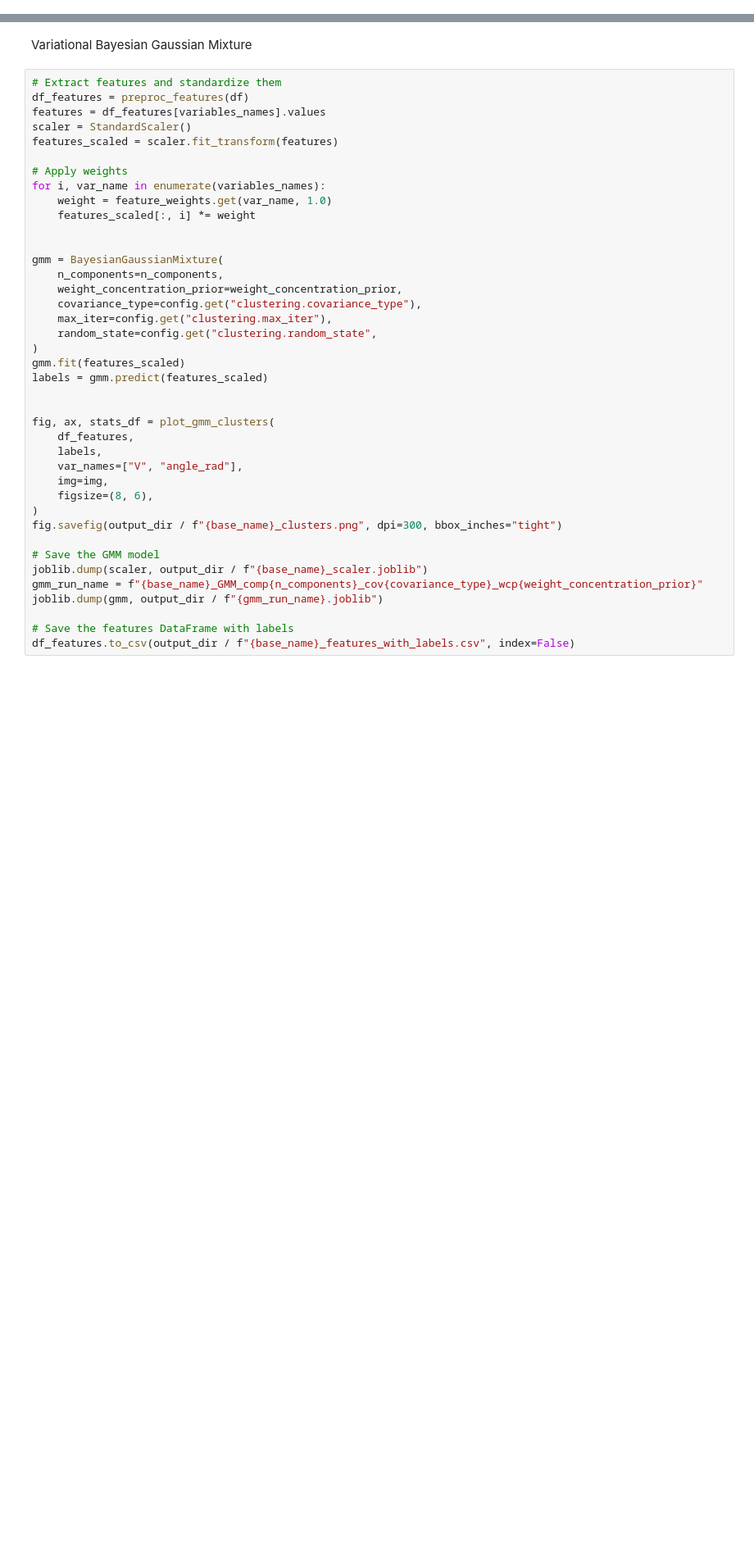
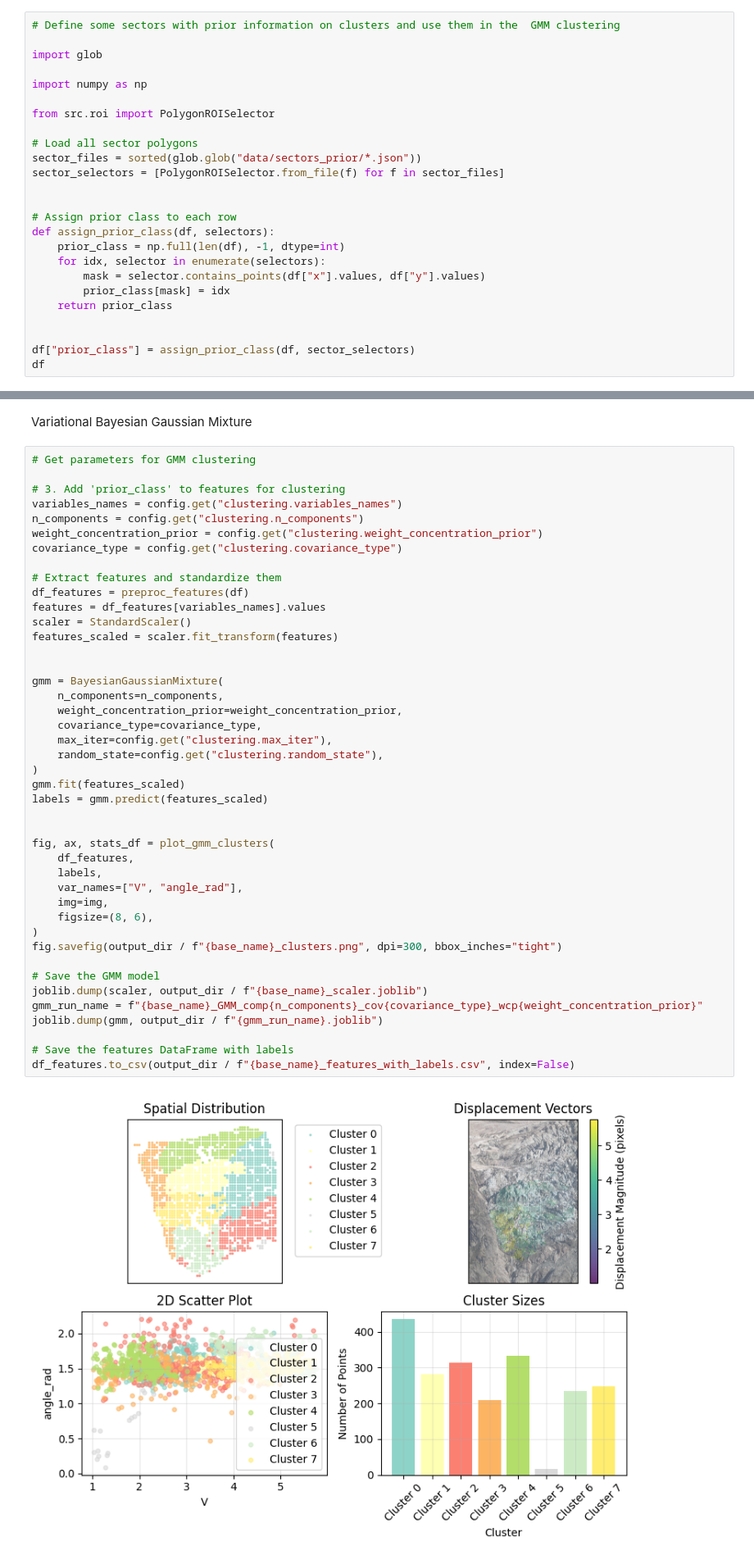
Before and after one commit to franioli/ppcx-domains, a Jupyter notebook: clusterize_BVGMM.ipynb, the cells around one changed output, grey strips where cells are left out. Shown at 82% size. Saved outputs shown, nothing was run; the diff lists cells and outputs as text; blank space fills up the shorter version.

```diff
--- a/clusterize_BVGMM.ipynb
+++ b/clusterize_BVGMM.ipynb
@@ -111,0 +129,25 @@ fig.savefig(output_dir / f"{base_name}_dic.png", dpi=300, bbox_inches="tight")
+# %%
+# Define some sectors with prior information on clusters and use them in the  GMM clustering
+
+import glob
+
+import numpy as np
+
+from src.roi import PolygonROISelector
+
+# Load all sector polygons
+sector_files = sorted(glob.glob("data/sectors_prior/*.json"))
+sector_selectors = [PolygonROISelector.from_file(f) for f in sector_files]
+
+
+# Assign prior class to each row
+def assign_prior_class(df, selectors):
+    prior_class = np.full(len(df), -1, dtype=int)
+    for idx, selector in enumerate(selectors):
+        mask = selector.contains_points(df["x"].values, df["y"].values)
+        prior_class[mask] = idx
+    return prior_class
+
+
+df["prior_class"] = assign_prior_class(df, sector_selectors)
+df
@@ -112,42 +168,47 @@ fig.savefig(output_dir / f"{base_name}_dic.png", dpi=300, bbox_inches="tight")
 # %% [markdown]
 Variational Bayesian Gaussian Mixture
 # %%
+# Get parameters for GMM clustering
+
+# 3. Add 'prior_class' to features for clustering
+variables_names = config.get("clustering.variables_names")
+n_components = config.get("clustering.n_components")
+weight_concentration_prior = config.get("clustering.weight_concentration_prior")
+covariance_type = config.get("clustering.covariance_type")
+
 # Extract features and standardize them
 df_features = preproc_features(df)
 features = df_features[variables_names].values
 scaler = StandardScaler()
 features_scaled = scaler.fit_transform(features)
 
-# Apply weights
-for i, var_name in enumerate(variables_names):
-    weight = feature_weights.get(var_name, 1.0)
-    features_scaled[:, i] *= weight
-
 
 gmm = BayesianGaussianMixture(
     n_components=n_components,
     weight_concentration_prior=weight_concentration_prior,
-    covariance_type=config.get("clustering.covariance_type"),
+    covariance_type=covariance_type,
     max_iter=config.get("clustering.max_iter"),
-    random_state=config.get("clustering.random_state",
+    random_state=config.get("clustering.random_state"),
 )
 gmm.fit(features_scaled)
 labels = gmm.predict(features_scaled)
 
 
 fig, ax, stats_df = plot_gmm_clusters(
     df_features,
     labels,
     var_names=["V", "angle_rad"],
     img=img,
     figsize=(8, 6),
 )
 fig.savefig(output_dir / f"{base_name}_clusters.png", dpi=300, bbox_inches="tight")
 
 # Save the GMM model
 joblib.dump(scaler, output_dir / f"{base_name}_scaler.joblib")
 gmm_run_name = f"{base_name}_GMM_comp{n_components}_cov{covariance_type}_wcp{weight_concentration_prior}"
 joblib.dump(gmm, output_dir / f"{gmm_run_name}.joblib")
 
 # Save the features DataFrame with labels
 df_features.to_csv(output_dir / f"{base_name}_features_with_labels.csv", index=False)
+# %% [output]
+[figure, added]
```
Also changed, not shown: parts of 11 cells of this notebook, 12 other files.
